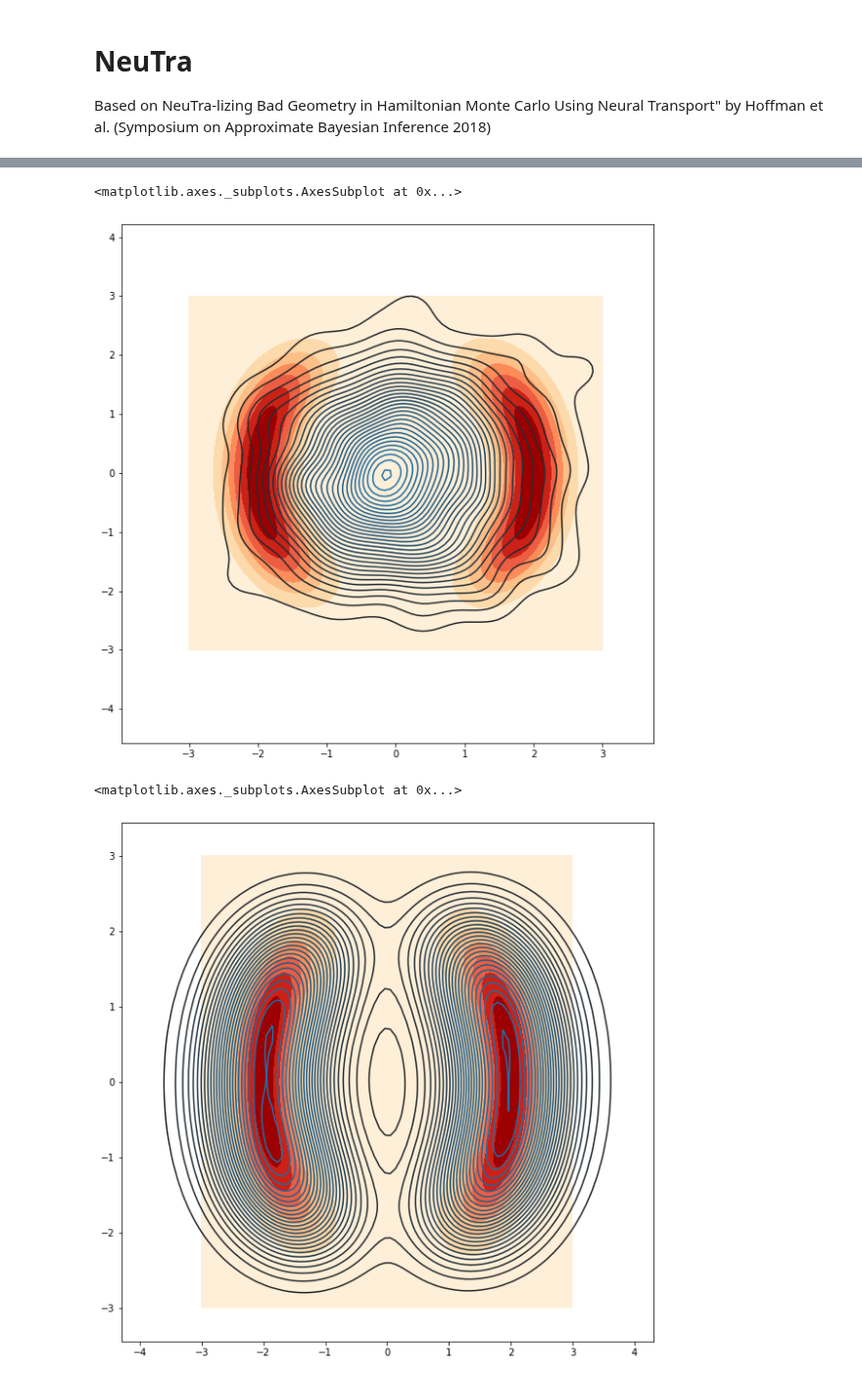
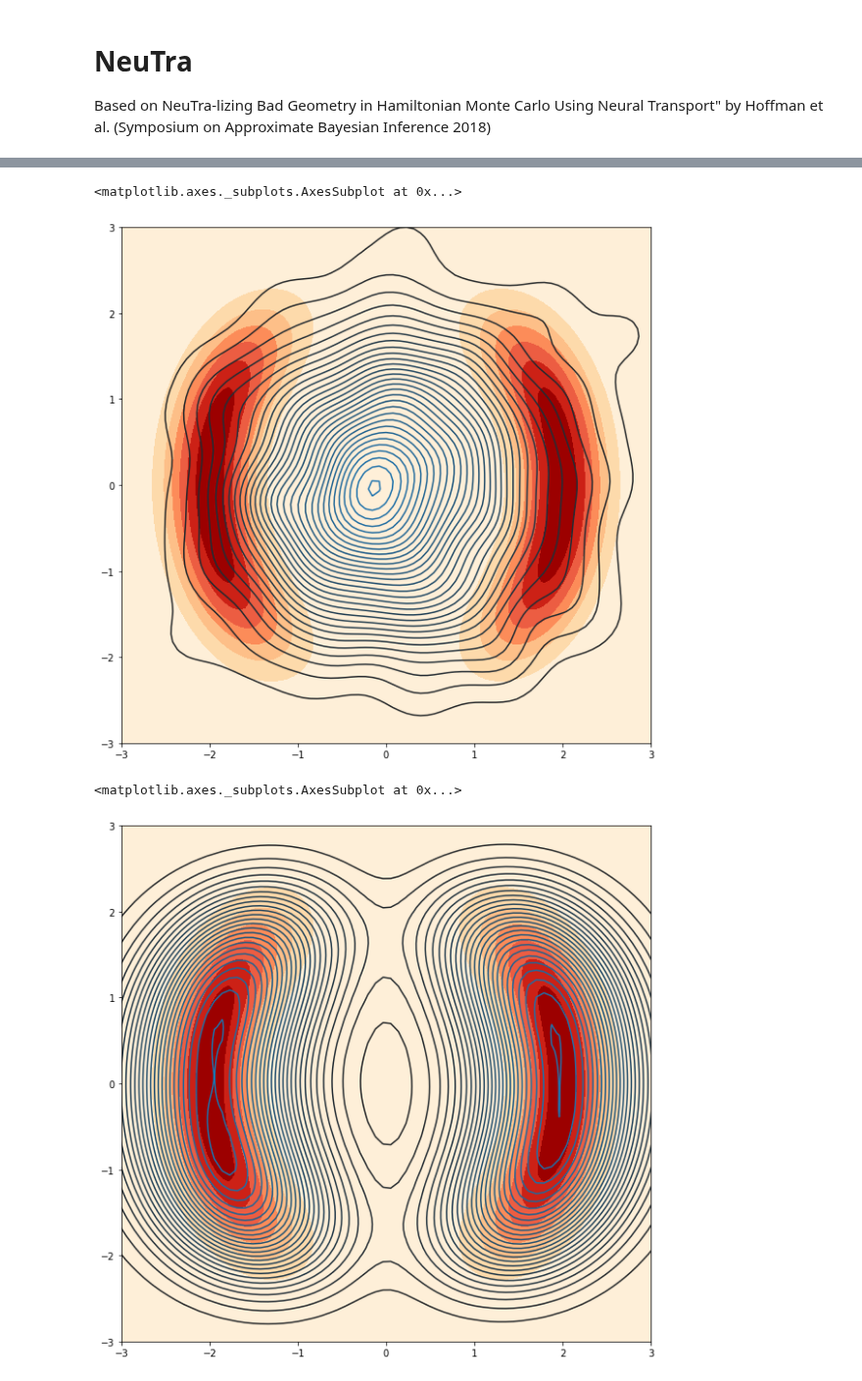
Before and after one commit to pyro-ppl/numpyro, a Jupyter notebook: examples/stein_vi/neutra.ipynb, the cells around one changed output, grey strips where cells are left out. Shown at 98% size. Saved outputs shown, nothing was run; the diff lists cells and outputs as text; code cells hidden in the pictures.

```diff
--- a/examples/stein_vi/neutra.ipynb
+++ b/examples/stein_vi/neutra.ipynb
@@ -58,11 +60,13 @@ X1, X2 = np.meshgrid(x1, x2)
 P = np.exp(DualMoonDistribution().log_prob(np.stack([X1, X2], axis=-1)))
 
 fig, ax = plt.subplots(1,1,figsize=(10,10))
-ax.contourf(X1, X2, P, cmap='OrRd', )
+ax.set_xlim(-3, 3)
+ax.set_ylim(-3, 3)
+ax.contourf(X1, X2, P, cmap='OrRd')
 sns.kdeplot(svgd.get_params(svgd_state)['auto_x'][:, 0], svgd.get_params(svgd_state)['auto_x'][:, 1], n_levels=30, ax=ax)
 # %% [output]
 <matplotlib.axes._subplots.AxesSubplot at 0x...>
-[figure, old version]
+[figure, new version]
 # %%
 rng_key = jax.random.PRNGKey(142)
 
@@ -70,11 +74,13 @@ num_iterations = 250
 svgd_state, loss = svgd.run(rng_key, num_iterations)
 # %%
 fig, ax = plt.subplots(1,1,figsize=(10,10))
+ax.set_xlim(-3, 3)
+ax.set_ylim(-3, 3)
 ax.contourf(X1, X2, P, cmap='OrRd', )
 sns.kdeplot(svgd.get_params(svgd_state)['auto_x'][:, 0], svgd.get_params(svgd_state)['auto_x'][:, 1], n_levels=30, ax=ax)
 # %% [output]
 <matplotlib.axes._subplots.AxesSubplot at 0x...>
-[figure, old version]
+[figure, new version]
 # %%
 def neural_transport_guide(num_iaf=3, hidden_dims=[2,2]):
     flows = []
```
Also changed, not shown: parts of 4 cells of this notebook, 1 other file.
